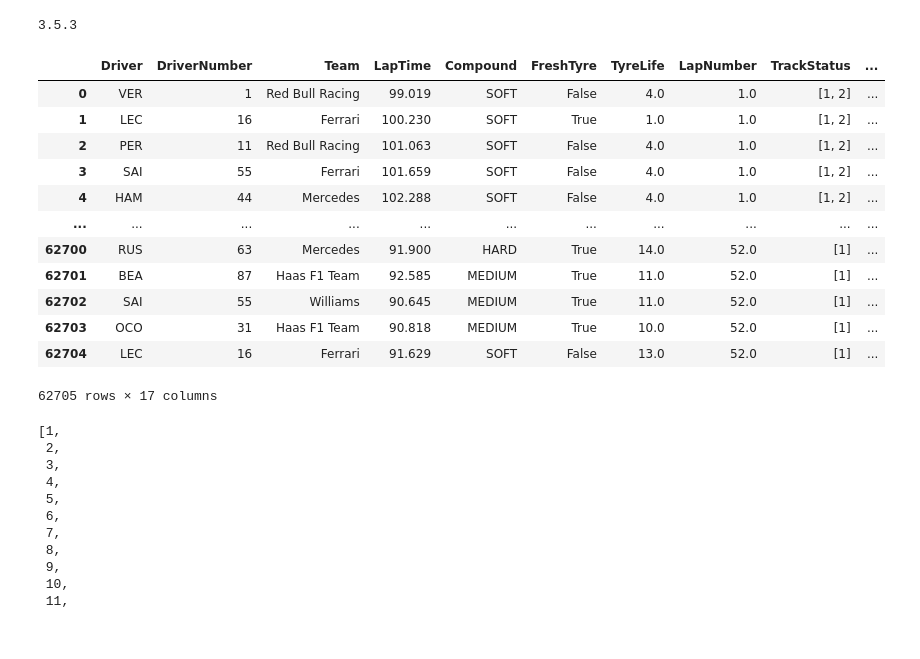
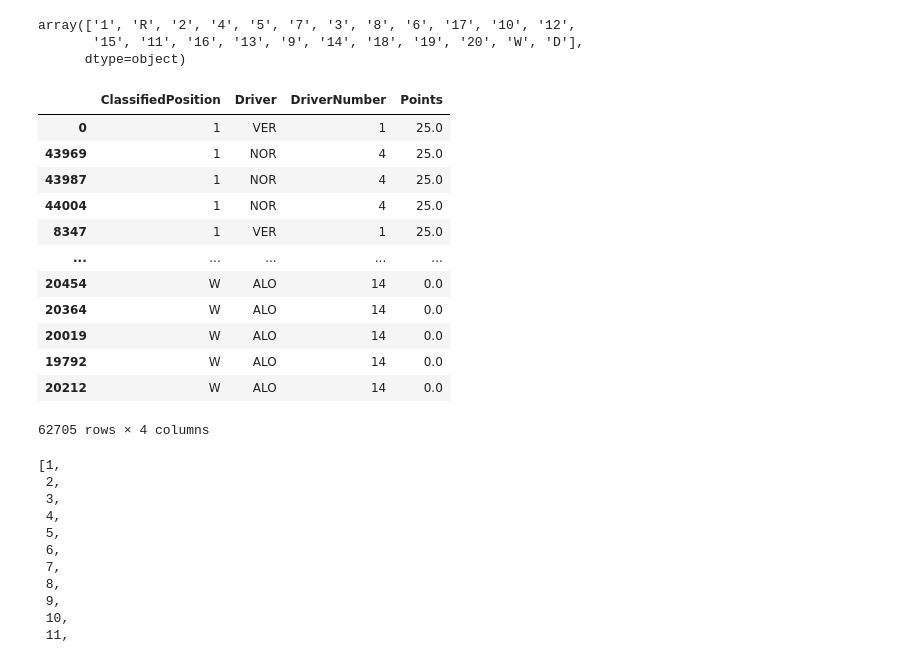
Before and after one commit to zman51500/GCUProj, a Jupyter notebook: V2/test.ipynb, the cells around one changed output. Drawn from its saved outputs; the diff is of its cells as text; code cells hidden in the pictures.

```diff
--- a/V2/test.ipynb
+++ b/V2/test.ipynb
@@ -22,22 +43,25 @@ model = joblib.load(model_path)
 # %%
+data['ClassifiedPosition'].unique()
 # %% [output]
-3.5.3
+array(['1', 'R', '2', '4', '5', '7', '3', '8', '6', '17', '10', '12',
+       '15', '11', '16', '13', '9', '14', '18', '19', '20', 'W', 'D'],
+      dtype=object)
 # %%
-data
+data[['ClassifiedPosition', 'Driver', 'DriverNumber', 'Points']].sort_values('ClassifiedPosition')
 # %% [output]
-|  | Driver | DriverNumber | Team | LapTime | Compound | FreshTyre | TyreLife | LapNumber | TrackStatus | ... |
-| 0 | VER | 1 | Red Bull Racing | 99.019 | SOFT | False | 4.0 | 1.0 | [1, 2] | ... |
-| 1 | LEC | 16 | Ferrari | 100.230 | SOFT | True | 1.0 | 1.0 | [1, 2] | ... |
-| 2 | PER | 11 | Red Bull Racing | 101.063 | SOFT | False | 4.0 | 1.0 | [1, 2] | ... |
-| 3 | SAI | 55 | Ferrari | 101.659 | SOFT | False | 4.0 | 1.0 | [1, 2] | ... |
-| 4 | HAM | 44 | Mercedes | 102.288 | SOFT | False | 4.0 | 1.0 | [1, 2] | ... |
-| ... | ... | ... | ... | ... | ... | ... | ... | ... | ... | ... |
-| 62700 | RUS | 63 | Mercedes | 91.900 | HARD | True | 14.0 | 52.0 | [1] | ... |
-| 62701 | BEA | 87 | Haas F1 Team | 92.585 | MEDIUM | True | 11.0 | 52.0 | [1] | ... |
-| 62702 | SAI | 55 | Williams | 90.645 | MEDIUM | True | 11.0 | 52.0 | [1] | ... |
-| 62703 | OCO | 31 | Haas F1 Team | 90.818 | MEDIUM | True | 10.0 | 52.0 | [1] | ... |
-| 62704 | LEC | 16 | Ferrari | 91.629 | SOFT | False | 13.0 | 52.0 | [1] | ... |
+|  | ClassifiedPosition | Driver | DriverNumber | Points |
+| 0 | 1 | VER | 1 | 25.0 |
+| 43969 | 1 | NOR | 4 | 25.0 |
+| 43987 | 1 | NOR | 4 | 25.0 |
+| 44004 | 1 | NOR | 4 | 25.0 |
+| 8347 | 1 | VER | 1 | 25.0 |
+| ... | ... | ... | ... | ... |
+| 20454 | W | ALO | 14 | 0.0 |
+| 20364 | W | ALO | 14 | 0.0 |
+| 20019 | W | ALO | 14 | 0.0 |
+| 19792 | W | ALO | 14 | 0.0 |
+| 20212 | W | ALO | 14 | 0.0 |
-62705 rows × 17 columns
+62705 rows × 4 columns
 # %%
 list(range(1,23-1+2))
 # %% [output]
```
Also changed, not shown: parts of 3 cells of this notebook, 11 other files.
